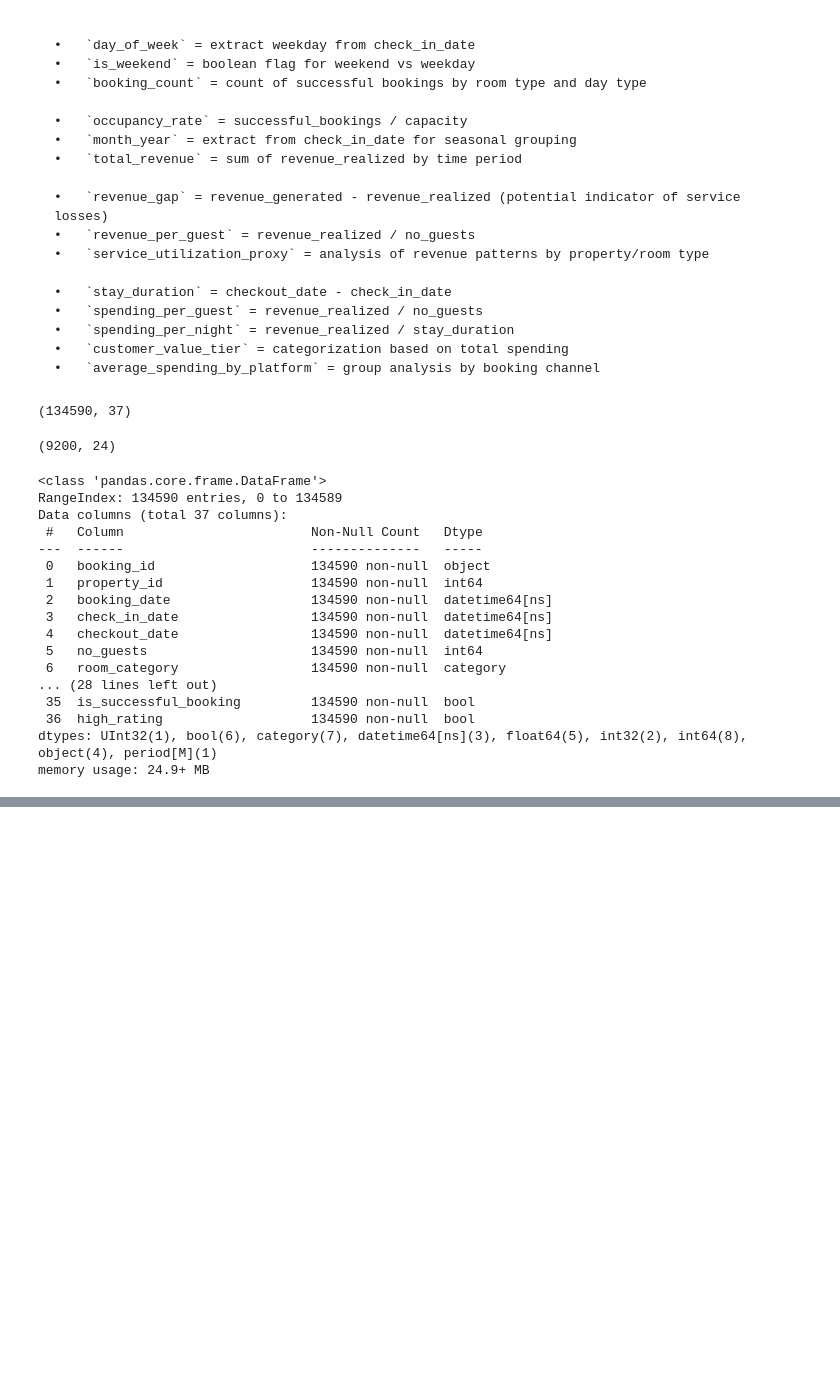
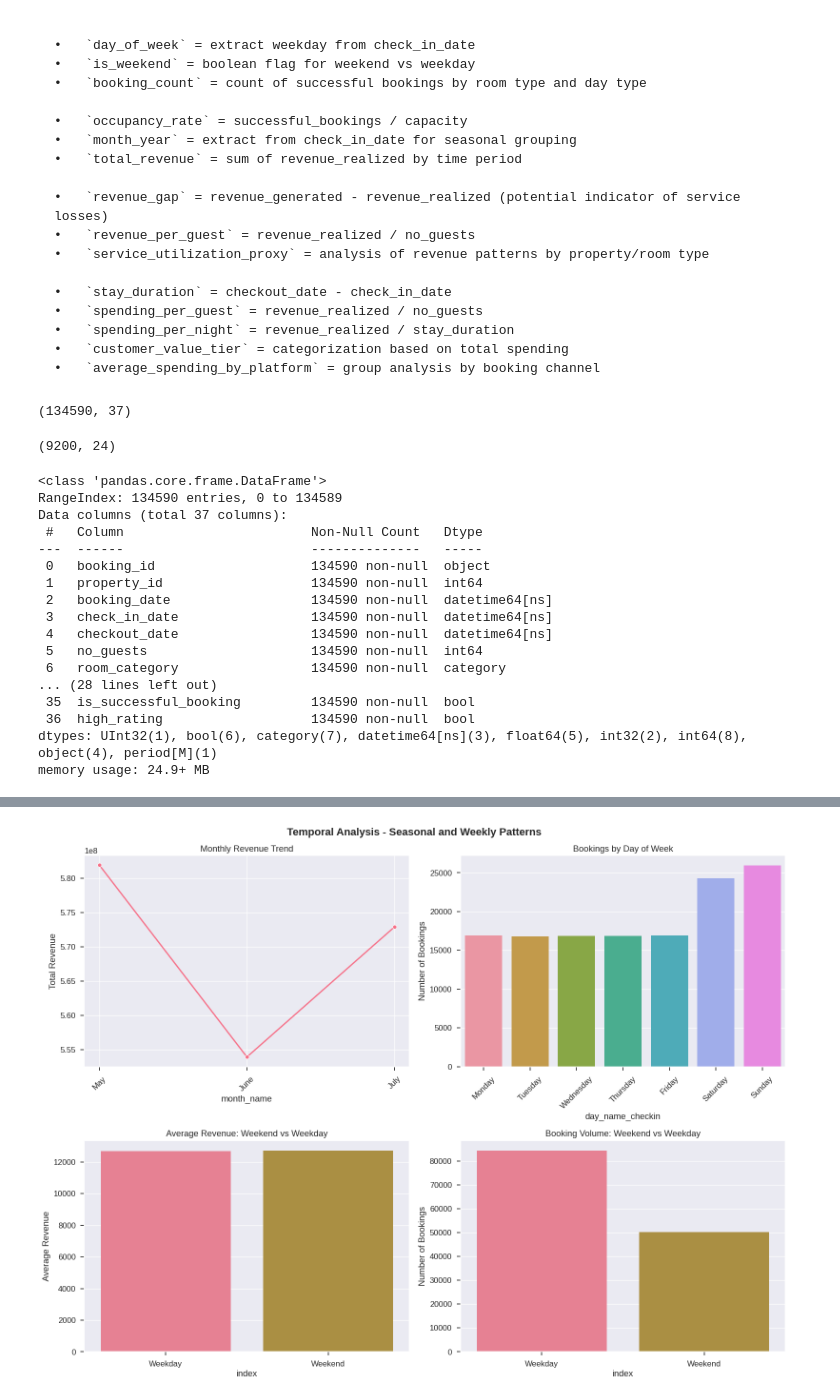
Before and after one commit to VeryVarg/C-A_IITG-Optimising-Revenue, a Jupyter notebook: c-a-iitg-optimising-revenue.ipynb, the cells around one changed output, grey strips where cells are left out. Saved outputs shown, nothing was run; the diff lists cells and outputs as text; code cells hidden in the pictures; blank space fills up the shorter version.

```diff
--- a/c-a-iitg-optimising-revenue.ipynb
+++ b/c-a-iitg-optimising-revenue.ipynb
@@ -463,0 +1310,79 @@ memory usage: 24.9+ MB
+# %%
+print("\n=== TEMPORAL ANALYSIS ===")
+
+# Check for date columns
+date_columns = ['check_in_date', 'month_name', 'day_name_checkin', 'is_weekend_checkin']
+available_date_cols = [col for col in date_columns if col in fact_bookings.columns]
+
+if available_date_cols:
+
+    fig, axes = plt.subplots(2, 2, figsize=(16, 12))
+    fig.suptitle('Temporal Analysis - Seasonal and Weekly Patterns', fontsize=16, fontweight='bold')
+
+    # 1. Monthly Revenue Trends
+    if 'month_name' in fact_bookings.columns:
+        monthly_revenue = fact_bookings.groupby('month_name')['revenue_realized'].sum()
+        month_order = ['May', 'June', 'July']  # Based on dataset
+        monthly_revenue = monthly_revenue.reindex([m for m in month_order if m in monthly_revenue.index])
+
+        sns.lineplot(data=monthly_revenue.reset_index(),
+                    x='month_name', y='revenue_realized',
+                    marker='o', linewidth=2, ax=axes[0,0])
+        axes[0,0].set_title('Monthly Revenue Trend')
+        axes[0,0].set_ylabel('Total Revenue')
+        axes[0,0].tick_params(axis='x', rotation=45)
+
+    # 2. Weekly Patterns
+    if 'day_name_checkin' in fact_bookings.columns:
+        # Define day order
+        day_order = ['Monday', 'Tuesday', 'Wednesday', 'Thursday', 'Friday', 'Saturday', 'Sunday']
+        daily_bookings = fact_bookings['day_name_checkin'].value_counts()
+        daily_bookings = daily_bookings.reindex([d for d in day_order if d in daily_bookings.index])
+
+        sns.barplot(x=daily_bookings.index, y=daily_bookings.values, ax=axes[0,1])
+        axes[0,1].set_title('Bookings by Day of Week')
+        axes[0,1].set_ylabel('Number of Bookings')
+        axes[0,1].tick_params(axis='x', rotation=45)
+
+    # 3. Weekend vs Weekday Analysis
+    if 'is_weekend_checkin' in fact_bookings.columns:
+        weekend_analysis = fact_bookings.groupby('is_weekend_checkin').agg({
+            'revenue_realized': 'mean',
+            'booking_id': 'count',
+            'ratings_given': 'mean' if 'ratings_given' in fact_bookings.columns else 'count'
+        }).round(2)
+
+        weekend_analysis.index = ['Weekday', 'Weekend']
+
+        # Revenue comparison
+        sns.barplot(data=weekend_analysis.reset_index(),
+                    x='index', y='revenue_realized', ax=axes[1,0])
+        axes[1,0].set_title('Average Revenue: Weekend vs Weekday')
+        axes[1,0].set_ylabel('Average Revenue')
+
+        # Booking volume comparison
+        sns.barplot(data=weekend_analysis.reset_index(),
+                    x='index', y='booking_id', ax=axes[1,1])
+        axes[1,1].set_title('Booking Volume: Weekend vs Weekday')
+        axes[1,1].set_ylabel('Number of Bookings')
+
+    plt.tight_layout()
+    plt.show()
+
+    # Temporal insights
+    print("Temporal Analysis Summary:")
+    if 'month_name' in fact_bookings.columns:
+        monthly_stats = fact_bookings.groupby('month_name').agg({
+            'booking_id': 'count',
+            'revenue_realized': 'sum'
+        }).round(2)
+        print("Monthly Performance:")
+        print(monthly_stats)
+
+    if 'is_weekend_checkin' in fact_bookings.columns:
+        print(f"\nWeekend vs Weekday Analysis:")
+        print(weekend_analysis)
+
+else:
+    print("❌ Date columns not available for temporal analysis")
+# %% [output]
@@ -463,0 +1390 @@ memory usage: 24.9+ MB
+[figure, added]
```
Also changed, not shown: parts of 18 cells of this notebook.
